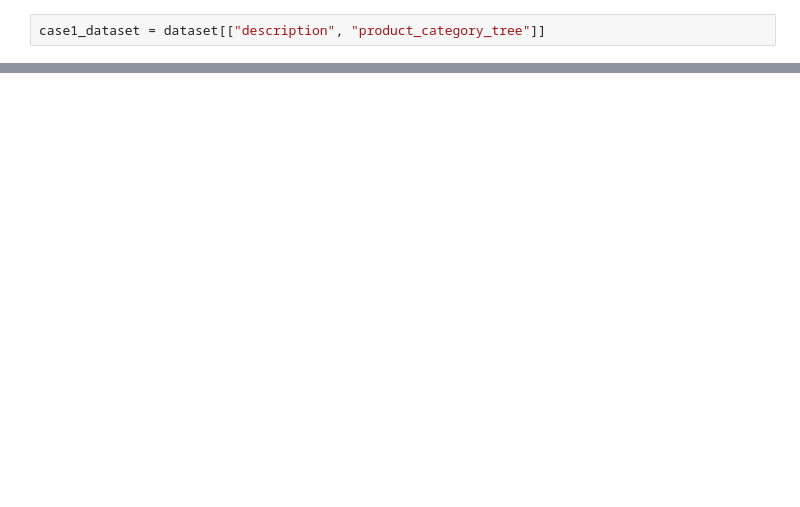
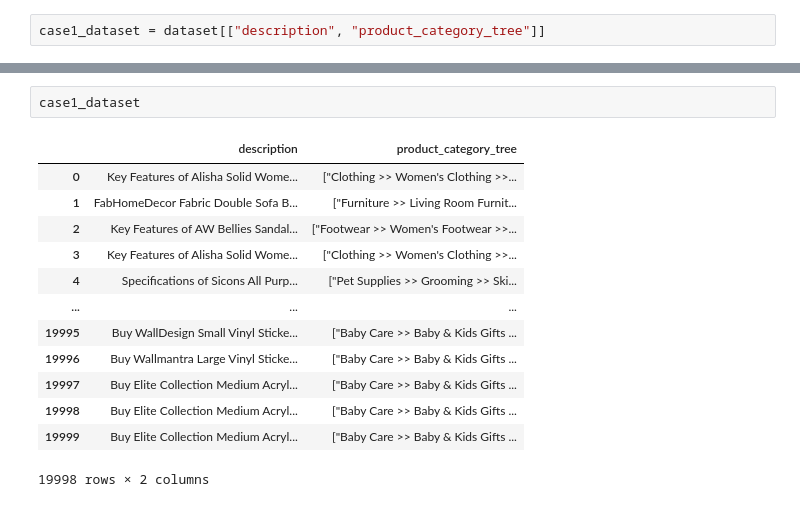
Before and after one commit to ABCoder1/Predicting-Category-using-description, a Jupyter notebook: Predicting class through description.ipynb, the cells around one changed output, grey strips where cells are left out. Drawn from its saved outputs; the diff is of its cells as text; blank space fills up the shorter version.

```diff
--- a/Predicting class through description.ipynb
+++ b/Predicting class through description.ipynb
@@ -66,0 +83,16 @@ case1_dataset.head()
+# %%
+case1_dataset
+# %% [output]
+|  | description | product_category_tree |
+| 0 | Key Features of Alisha Solid Wome... | ["Clothing >> Women's Clothing >>... |
+| 1 | FabHomeDecor Fabric Double Sofa B... | ["Furniture >> Living Room Furnit... |
+| 2 | Key Features of AW Bellies Sandal... | ["Footwear >> Women's Footwear >>... |
+| 3 | Key Features of Alisha Solid Wome... | ["Clothing >> Women's Clothing >>... |
+| 4 | Specifications of Sicons All Purp... | ["Pet Supplies >> Grooming >> Ski... |
+| ... | ... | ... |
+| 19995 | Buy WallDesign Small Vinyl Sticke... | ["Baby Care >> Baby & Kids Gifts ... |
+| 19996 | Buy Wallmantra Large Vinyl Sticke... | ["Baby Care >> Baby & Kids Gifts ... |
+| 19997 | Buy Elite Collection Medium Acryl... | ["Baby Care >> Baby & Kids Gifts ... |
+| 19998 | Buy Elite Collection Medium Acryl... | ["Baby Care >> Baby & Kids Gifts ... |
+| 19999 | Buy Elite Collection Medium Acryl... | ["Baby Care >> Baby & Kids Gifts ... |
+19998 rows × 2 columns
```
Also changed, not shown: parts of 19 cells of this notebook, 1 other file.
